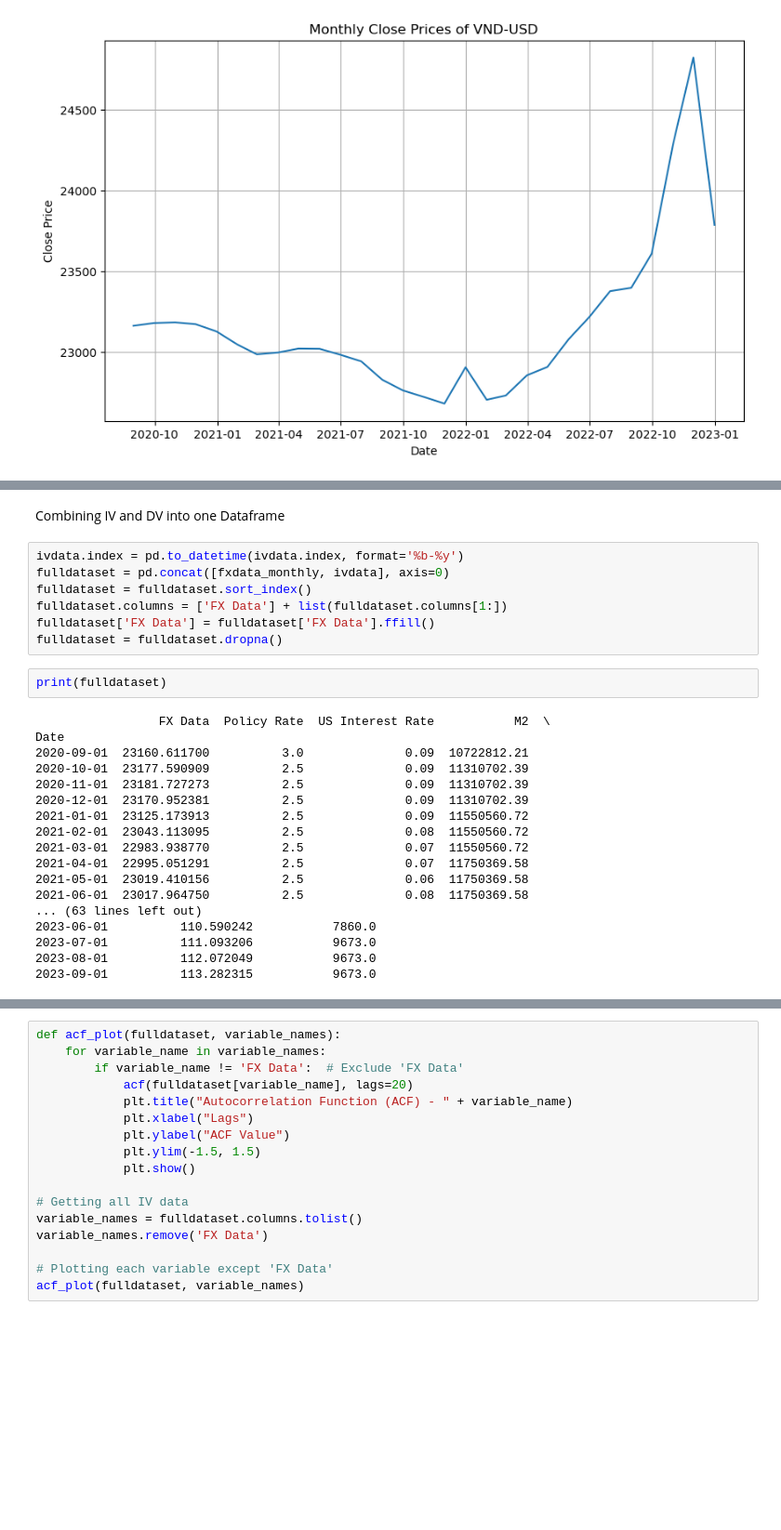
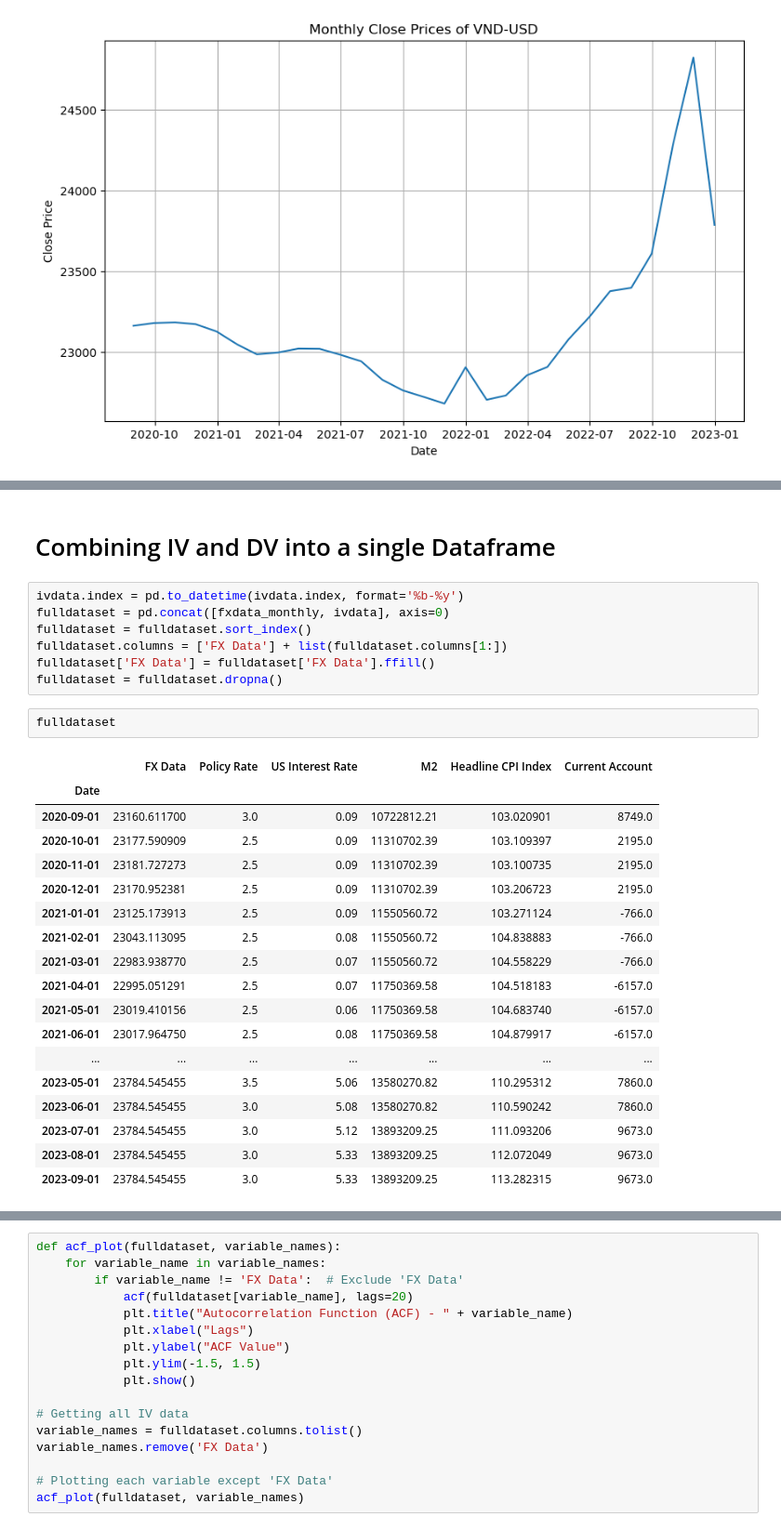
Before and after one commit to czarhirah/Econometrics, a Jupyter notebook: Ariff/MultiOLSModel.ipynb, the cells around one changed output, grey strips where cells are left out. Shown at 93% size. Drawn from its saved outputs; the diff is of its cells as text; blank space fills up the shorter version.

```diff
--- a/Ariff/MultiOLSModel.ipynb
+++ b/Ariff/MultiOLSModel.ipynb
@@ -105,5 +89,5 @@ Sep-23           9673.0
 # %% [markdown]
-Combining IV and DV into one Dataframe
+# Combining IV and DV into a single Dataframe
 # %%
 ivdata.index = pd.to_datetime(ivdata.index, format='%b-%y')
 fulldataset = pd.concat([fxdata_monthly, ivdata], axis=0)
@@ -112,23 +96,24 @@ fulldataset.columns = ['FX Data'] + list(fulldataset.columns[1:])
 fulldataset['FX Data'] = fulldataset['FX Data'].ffill()
 fulldataset = fulldataset.dropna()
 # %%
-print(fulldataset)
+fulldataset
 # %% [output]
-                 FX Data  Policy Rate  US Interest Rate           M2  \
-Date
-2020-09-01  23160.611700          3.0              0.09  10722812.21
-2020-10-01  23177.590909          2.5              0.09  11310702.39
-2020-11-01  23181.727273          2.5              0.09  11310702.39
-2020-12-01  23170.952381          2.5              0.09  11310702.39
-2021-01-01  23125.173913          2.5              0.09  11550560.72
-2021-02-01  23043.113095          2.5              0.08  11550560.72
-2021-03-01  22983.938770          2.5              0.07  11550560.72
-2021-04-01  22995.051291          2.5              0.07  11750369.58
-2021-05-01  23019.410156          2.5              0.06  11750369.58
-2021-06-01  23017.964750          2.5              0.08  11750369.58
-... (63 lines left out)
-2023-06-01          110.590242           7860.0
-2023-07-01          111.093206           9673.0
-2023-08-01          112.072049           9673.0
-2023-09-01          113.282315           9673.0
+|  | FX Data | Policy Rate | US Interest Rate | M2 | Headline CPI Index | Current Account |
+| Date |  |  |  |  |  |  |
+| 2020-09-01 | 23160.611700 | 3.0 | 0.09 | 10722812.21 | 103.020901 | 8749.0 |
+| 2020-10-01 | 23177.590909 | 2.5 | 0.09 | 11310702.39 | 103.109397 | 2195.0 |
+| 2020-11-01 | 23181.727273 | 2.5 | 0.09 | 11310702.39 | 103.100735 | 2195.0 |
+| 2020-12-01 | 23170.952381 | 2.5 | 0.09 | 11310702.39 | 103.206723 | 2195.0 |
+| 2021-01-01 | 23125.173913 | 2.5 | 0.09 | 11550560.72 | 103.271124 | -766.0 |
+| 2021-02-01 | 23043.113095 | 2.5 | 0.08 | 11550560.72 | 104.838883 | -766.0 |
+| 2021-03-01 | 22983.938770 | 2.5 | 0.07 | 11550560.72 | 104.558229 | -766.0 |
+| 2021-04-01 | 22995.051291 | 2.5 | 0.07 | 11750369.58 | 104.518183 | -6157.0 |
+| 2021-05-01 | 23019.410156 | 2.5 | 0.06 | 11750369.58 | 104.683740 | -6157.0 |
+| 2021-06-01 | 23017.964750 | 2.5 | 0.08 | 11750369.58 | 104.879917 | -6157.0 |
+| ... | ... | ... | ... | ... | ... | ... |
+| 2023-05-01 | 23784.545455 | 3.5 | 5.06 | 13580270.82 | 110.295312 | 7860.0 |
+| 2023-06-01 | 23784.545455 | 3.0 | 5.08 | 13580270.82 | 110.590242 | 7860.0 |
+| 2023-07-01 | 23784.545455 | 3.0 | 5.12 | 13893209.25 | 111.093206 | 9673.0 |
+| 2023-08-01 | 23784.545455 | 3.0 | 5.33 | 13893209.25 | 112.072049 | 9673.0 |
+| 2023-09-01 | 23784.545455 | 3.0 | 5.33 | 13893209.25 | 113.282315 | 9673.0 |
 # %% [markdown]
```
Also changed, not shown: parts of 19 cells of this notebook, 2 other files.
